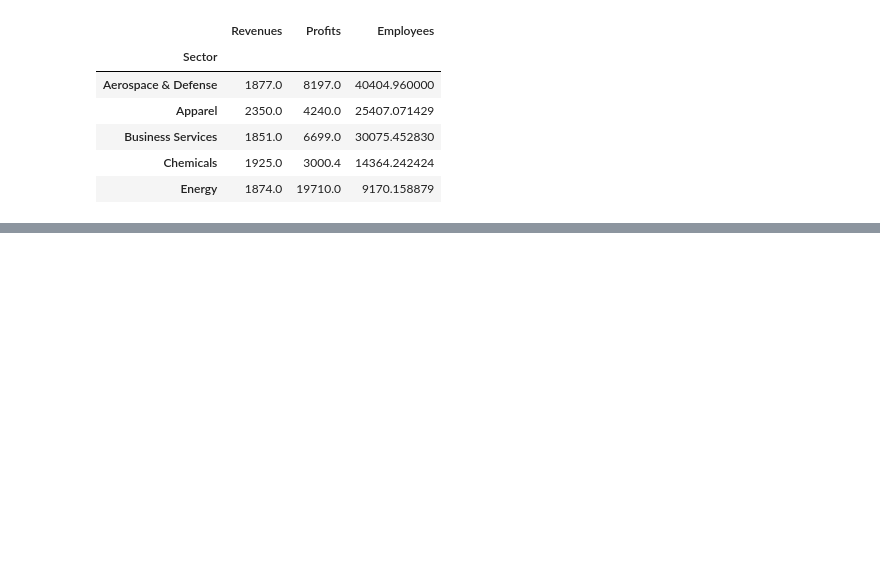
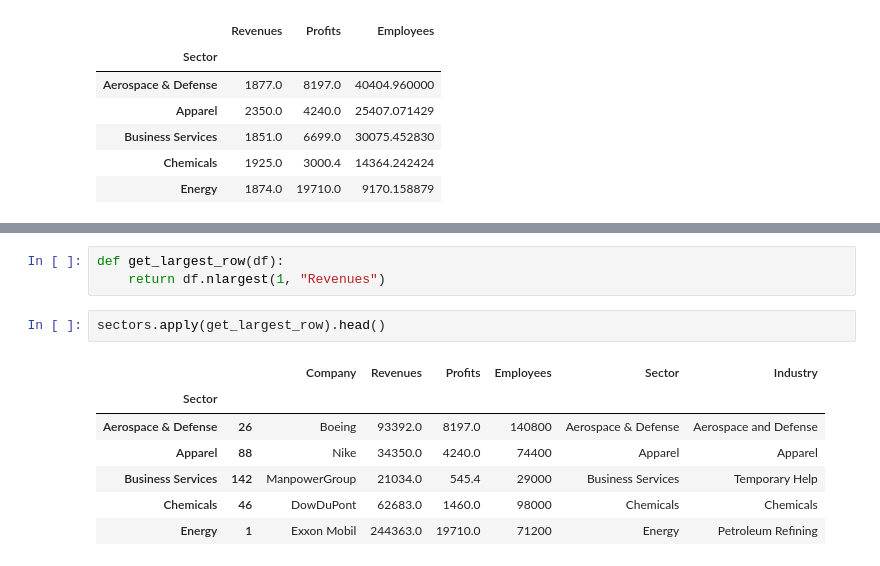
Before and after one commit to ljyGmail/pandas_in_action, a Jupyter notebook: ch09_the_groupby_object.ipynb, the cells around one changed output, grey strips where cells are left out. Drawn from its saved outputs; the diff is of its cells as text; blank space fills up the shorter version.

Commit message:
9.5 applying a custom operation to all groups

```diff
--- a/ch09_the_groupby_object.ipynb
+++ b/ch09_the_groupby_object.ipynb
@@ -399,0 +411,13 @@ sectors.agg(aggregations).head()
+# %%
+def get_largest_row(df):
+    return df.nlargest(1, "Revenues")
+# %%
+sectors.apply(get_largest_row).head()
+# %% [output]
+|  |  | Company | Revenues | Profits | Employees | Sector | Industry |
+| Sector |  |  |  |  |  |  |  |
+| Aerospace & Defense | 26 | Boeing | 93392.0 | 8197.0 | 140800 | Aerospace & Defense | Aerospace and Defense |
+| Apparel | 88 | Nike | 34350.0 | 4240.0 | 74400 | Apparel | Apparel |
+| Business Services | 142 | ManpowerGroup | 21034.0 | 545.4 | 29000 | Business Services | Temporary Help |
+| Chemicals | 46 | DowDuPont | 62683.0 | 1460.0 | 98000 | Chemicals | Chemicals |
+| Energy | 1 | Exxon Mobil | 244363.0 | 19710.0 | 71200 | Energy | Petroleum Refining |
```
Also changed, not shown: parts of 2 cells of this notebook.
